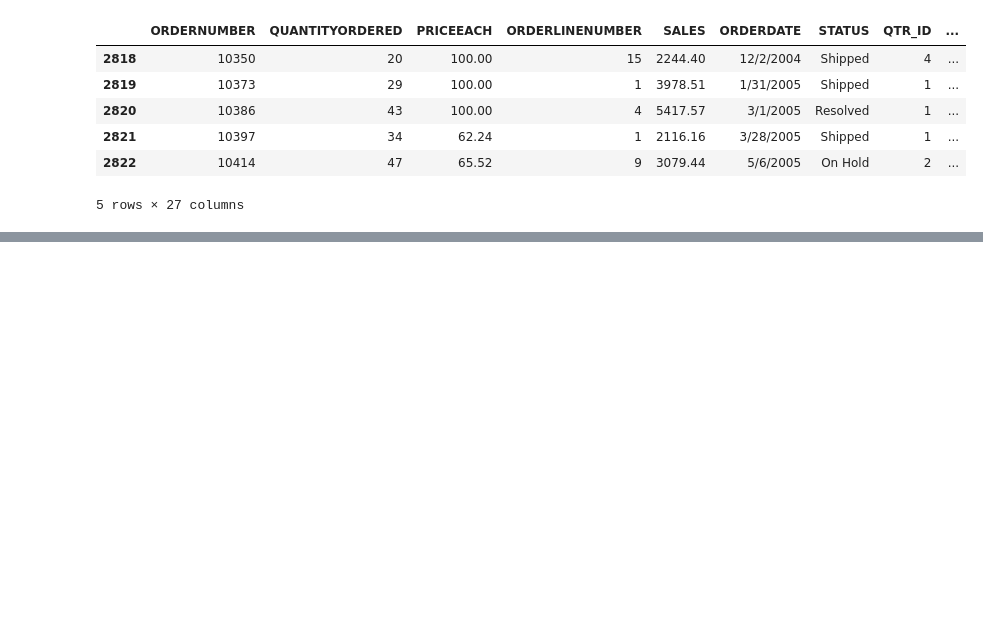
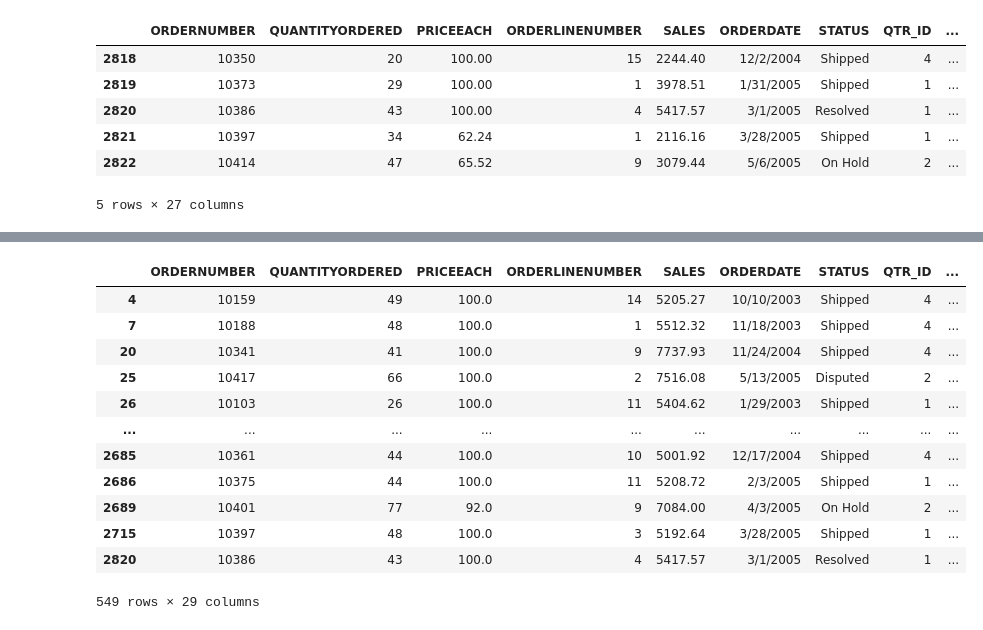
Before and after one commit to Minhquanzz1002/python-workspace, a Jupyter notebook: pandas_advanced/pandas_demo.ipynb, the cells around one changed output, grey strips where cells are left out. Saved outputs shown, nothing was run; the diff lists cells and outputs as text; code cells hidden in the pictures; blank space fills up the shorter version.

```diff
--- a/pandas_advanced/pandas_demo.ipynb
+++ b/pandas_advanced/pandas_demo.ipynb
@@ -23,0 +72,2 @@ df.tail(5)
+# %%
+df.drop_duplicates(inplace=True)
@@ -23,0 +82,2 @@ df.tail(5)
+# %%
+df['ADDRESSLINE2'].fillna('Unknown', inplace=True)
@@ -23,0 +137,2 @@ df.tail(5)
+# %%
+df['TOTALPRICE'] = df['QUANTITYORDERED'] * df['PRICEEACH']
@@ -23,0 +155,2 @@ df.tail(5)
+# %%
+df['FULLNAME'] = df['CONTACTLASTNAME'] + ' ' + df['CONTACTFIRSTNAME']
@@ -23,0 +273,16 @@ df.tail(5)
+# %%
+df[df['SALES']>5000]
+# %% [output]
+|  | ORDERNUMBER | QUANTITYORDERED | PRICEEACH | ORDERLINENUMBER | SALES | ORDERDATE | STATUS | QTR_ID | ... |
+| 4 | 10159 | 49 | 100.0 | 14 | 5205.27 | 10/10/2003 | Shipped | 4 | ... |
+| 7 | 10188 | 48 | 100.0 | 1 | 5512.32 | 11/18/2003 | Shipped | 4 | ... |
+| 20 | 10341 | 41 | 100.0 | 9 | 7737.93 | 11/24/2004 | Shipped | 4 | ... |
+| 25 | 10417 | 66 | 100.0 | 2 | 7516.08 | 5/13/2005 | Disputed | 2 | ... |
+| 26 | 10103 | 26 | 100.0 | 11 | 5404.62 | 1/29/2003 | Shipped | 1 | ... |
+| ... | ... | ... | ... | ... | ... | ... | ... | ... | ... |
+| 2685 | 10361 | 44 | 100.0 | 10 | 5001.92 | 12/17/2004 | Shipped | 4 | ... |
+| 2686 | 10375 | 44 | 100.0 | 11 | 5208.72 | 2/3/2005 | Shipped | 1 | ... |
+| 2689 | 10401 | 77 | 92.0 | 9 | 7084.00 | 4/3/2005 | On Hold | 2 | ... |
+| 2715 | 10397 | 48 | 100.0 | 3 | 5192.64 | 3/28/2005 | Shipped | 1 | ... |
+| 2820 | 10386 | 43 | 100.0 | 4 | 5417.57 | 3/1/2005 | Resolved | 1 | ... |
+549 rows × 29 columns
```
Also changed, not shown: parts of 55 cells of this notebook.
